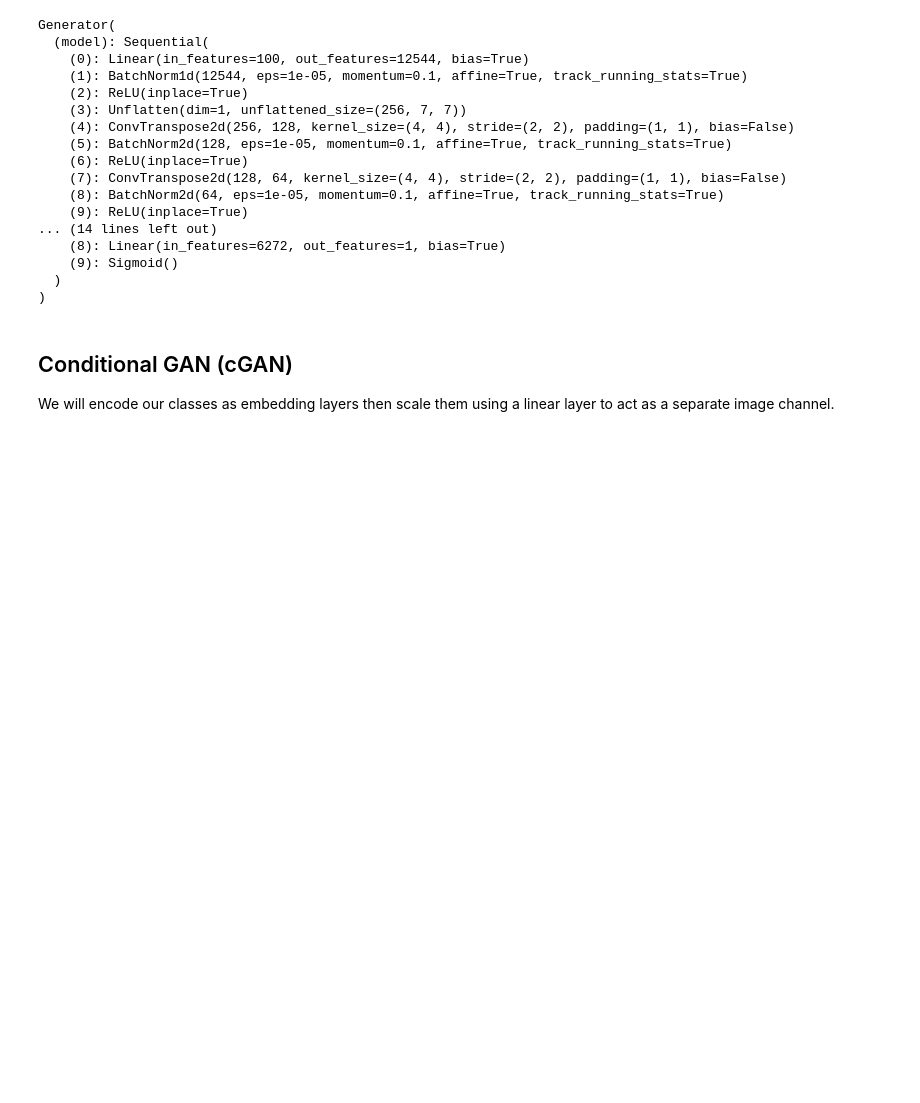
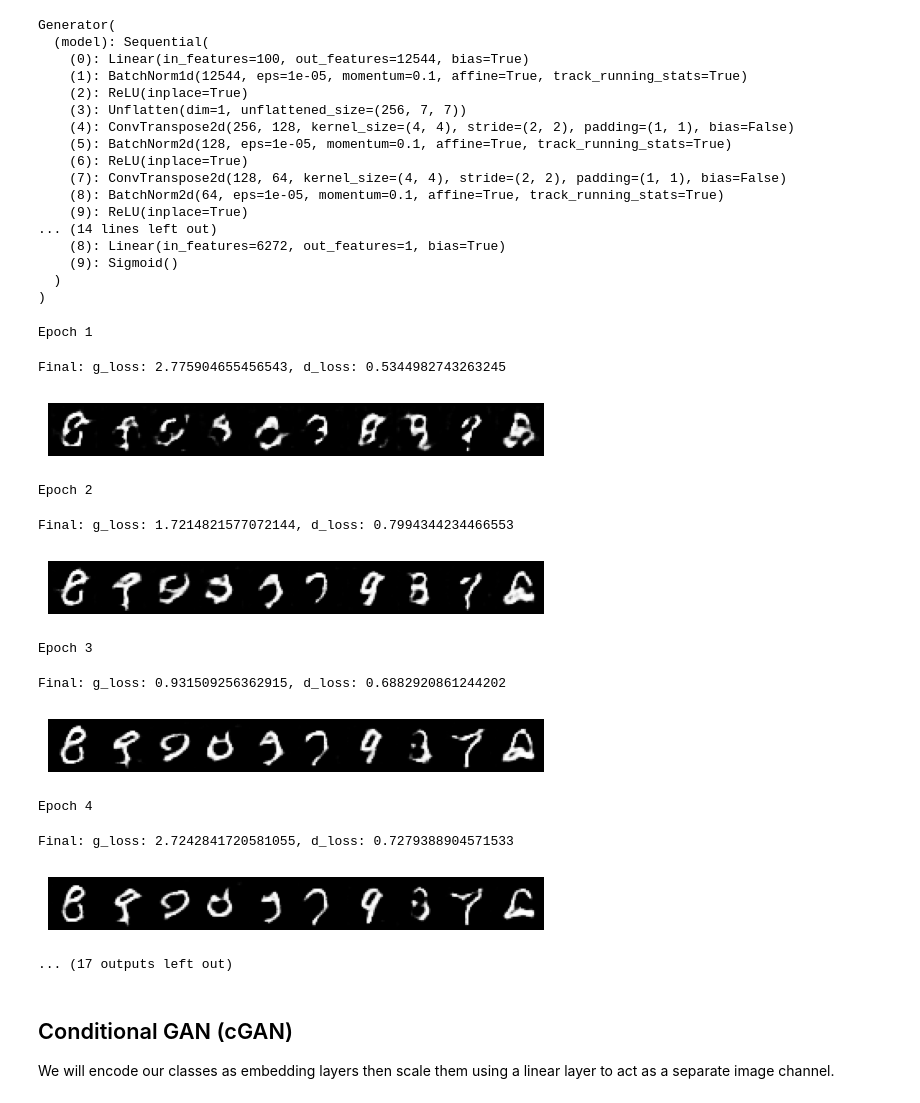
Before and after one commit to TeeJayBaker/SonyCSL, a Jupyter notebook: ASSIGNMENT_TOM_BAKER.ipynb, the cells around one changed output. Saved outputs shown, nothing was run; the diff lists cells and outputs as text; code cells hidden in the pictures; blank space fills up the shorter version.

```diff
--- a/ASSIGNMENT_TOM_BAKER.ipynb
+++ b/ASSIGNMENT_TOM_BAKER.ipynb
@@ -148,6 +142,60 @@ def gen_train_step(batch_size, gen, dis, genoptimiser, loss):
     gloss.backward()  # Backpropagate the gradients
     genoptimiser.step()  # Update the conditional generator parameters using the optimizer
     return gloss.item()  # Return the loss value as a scalar
+# %%
+# total number of epochs to train the model
+num_epochs = 10
+
+# constant inputs for visualisation
+test_noise = torch.randn(10, 100, device=device)
+
+# optimisers
+lr = 0.0002
+dis_optimiser = torch.optim.Adam(discriminator.parameters(), lr=lr, betas=(0.5, 0.999))
+gen_optimiser = torch.optim.Adam(generator.parameters(), lr=lr, betas=(0.5, 0.999))
+
+# Loss function
+loss = nn.BCELoss()
+
+# Train the model
+for epoch in range(num_epochs):
+    print(f"Epoch {epoch+1}")
+    cdis_loss_sum = 0
+    cgen_loss_sum = 0
+    data_iter = tqdm(enumerate(dataloader), total=len(dataloader))
+    for i, (images, label) in data_iter:
+        real_img = images.to(device)
+        generator.train()
+        batch_size = real_img.shape[0]
+        dis_loss = dis_train_step(batch_size, generator, discriminator, dis_optimiser, loss, real_img)
+        gen_loss = gen_train_step(batch_size, generator, discriminator, gen_optimiser, loss)
+        if i % 50 == 0:
+            data_iter.set_description('g_loss: {}, d_loss: {}'.format(gen_loss, dis_loss))
+
+    # average loss over epoch
+    print('Final: g_loss: {}, d_loss: {}'.format(gen_loss, dis_loss))
+    generator.eval()
+
+    # visualise generated images
+    sample_images = generator(test_noise).cpu()
+    grid = torchvision.utils.make_grid(sample_images, nrow=10, padding=2, normalize=True).permute(1,2,0).numpy()
+    plt.imshow(grid)
+    plt.axis("off")
+    plt.show()
+# %% [output]
+Epoch 1
+Final: g_loss: 2.775904655456543, d_loss: 0.5344982743263245
+[figure, added]
+Epoch 2
+Final: g_loss: 1.7214821577072144, d_loss: 0.7994344234466553
+[figure, added]
+Epoch 3
+Final: g_loss: 0.931509256362915, d_loss: 0.6882920861244202
+[figure, added]
+Epoch 4
+Final: g_loss: 2.7242841720581055, d_loss: 0.7279388904571533
+[figure, added]
+... (17 outputs left out)
 # %%
 img_list = []
 G_losses = []
```
Also changed, not shown: parts of 9 cells of this notebook.
